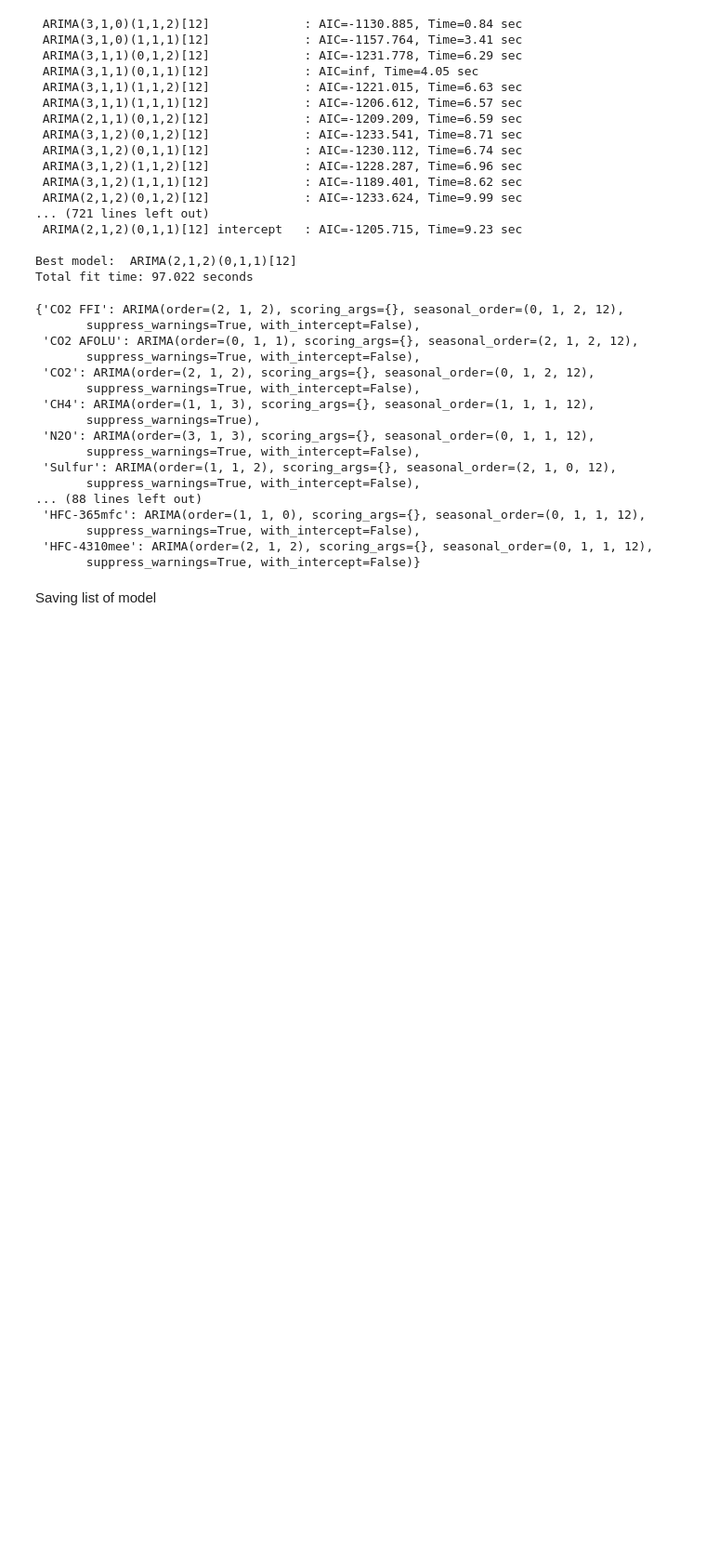
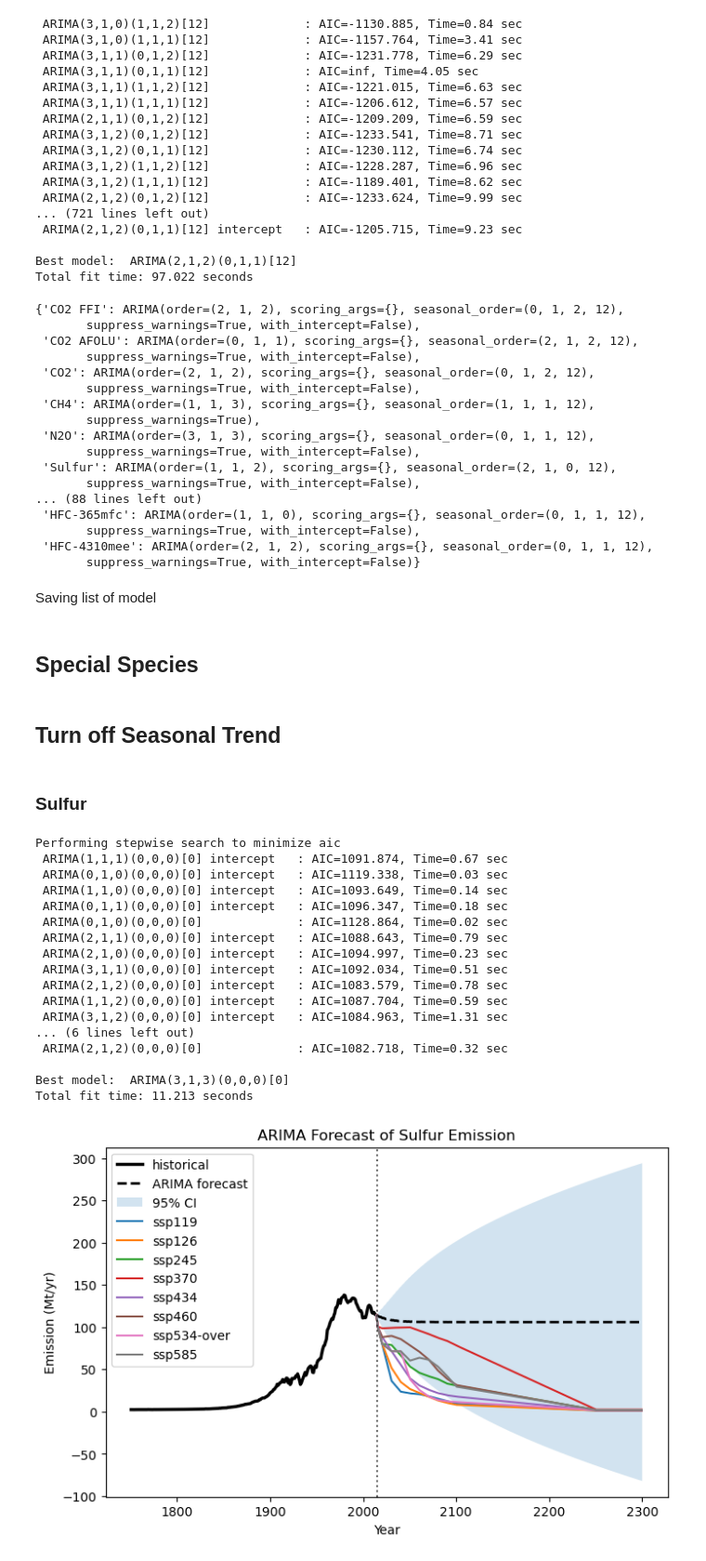
Before and after one commit to xuxingcheng/FAIR-emission-climate-model, a Jupyter notebook: ARIMA/ARIMA_Fitting.ipynb, the cells around one changed output. Shown at 93% size. Drawn from its saved outputs; the diff is of its cells as text; code cells hidden in the pictures; blank space fills up the shorter version.

Commit message:
Organized for Plots in special species

```diff
--- a/ARIMA/ARIMA_Fitting.ipynb
+++ b/ARIMA/ARIMA_Fitting.ipynb
@@ -19,11 +19,11 @@ import pmdarima as pm
 with open("/glade/work/stevenxu/FAIR_models/origional_model.pkl", "rb") as f_in:
     f1 = pickle.load(f_in)
 
-with open("/glade/work/stevenxu/FAIR_models/top12_model.pkl", "rb") as f_in:
-    f2 = pickle.load(f_in)
+#with open("/glade/work/stevenxu/FAIR_models/top12_model.pkl", "rb") as f_in:
+   # f2 = pickle.load(f_in)
 
-with open("/glade/work/stevenxu/FAIR_models/top20_model.pkl", "rb") as f_in:
-    f3 = pickle.load(f_in)
+#with open("/glade/work/stevenxu/FAIR_models/top20_model.pkl", "rb") as f_in:
+    #f3 = pickle.load(f_in)
 # %%
 for specie in f1.species:
     config = f1.configs[0]  # taking first config
@@ -304,3 +304,10 @@ Saving list of model
 save_path = "/glade/work/stevenxu/FAIR_models/arima_list_emission_RCIMP.pkl"
 with open(save_path, "wb") as f:
     pickle.dump(arima_list, f)
+# %% [markdown]
+## Special Species
+# %% [markdown]
+## Turn off Seasonal Trend
+# %%
+with open("/glade/work/stevenxu/FAIR_models/arima_list_emission_RCIMP.pkl", "rb") as f:
+    arima_list = pickle.load(f)
@@ -306,0 +355,35 @@ with open(save_path, "wb") as f:
+# %% [markdown]
+### Sulfur
+# %%
+specie = "Sulfur"
+da = f1.emissions.sel(scenario = f1.scenarios[5], specie=specie, timepoints = slice(None, 2015)).mean(dim="config")
+model = pm.auto_arima(da.values, start_p=1, start_q=1,
+							max_p=3, max_q=3,
+							start_P=0,  seasonal=False,
+							d=1, D=0, trace=True,
+							error_action='ignore',  # don't want to know if an order does not work
+							suppress_warnings=True,  # don't want convergence warnings
+							stepwise=True)  # set to stepwise
+#arima_list[specie] = model
+
+model.summary()
+forecast_plotting(specie, model, startyear=2015, endyear=2300)
+# %% [output]
+Performing stepwise search to minimize aic
+ ARIMA(1,1,1)(0,0,0)[0] intercept   : AIC=1091.874, Time=0.67 sec
+ ARIMA(0,1,0)(0,0,0)[0] intercept   : AIC=1119.338, Time=0.03 sec
+ ARIMA(1,1,0)(0,0,0)[0] intercept   : AIC=1093.649, Time=0.14 sec
+ ARIMA(0,1,1)(0,0,0)[0] intercept   : AIC=1096.347, Time=0.18 sec
+ ARIMA(0,1,0)(0,0,0)[0]             : AIC=1128.864, Time=0.02 sec
+ ARIMA(2,1,1)(0,0,0)[0] intercept   : AIC=1088.643, Time=0.79 sec
+ ARIMA(2,1,0)(0,0,0)[0] intercept   : AIC=1094.997, Time=0.23 sec
+ ARIMA(3,1,1)(0,0,0)[0] intercept   : AIC=1092.034, Time=0.51 sec
+ ARIMA(2,1,2)(0,0,0)[0] intercept   : AIC=1083.579, Time=0.78 sec
+ ARIMA(1,1,2)(0,0,0)[0] intercept   : AIC=1087.704, Time=0.59 sec
+ ARIMA(3,1,2)(0,0,0)[0] intercept   : AIC=1084.963, Time=1.31 sec
+... (6 lines left out)
+ ARIMA(2,1,2)(0,0,0)[0]             : AIC=1082.718, Time=0.32 sec
+
+Best model:  ARIMA(3,1,3)(0,0,0)[0]
+Total fit time: 11.213 seconds
+[figure, added]
```
Also changed, not shown: parts of 17 cells of this notebook, 3 other files.
